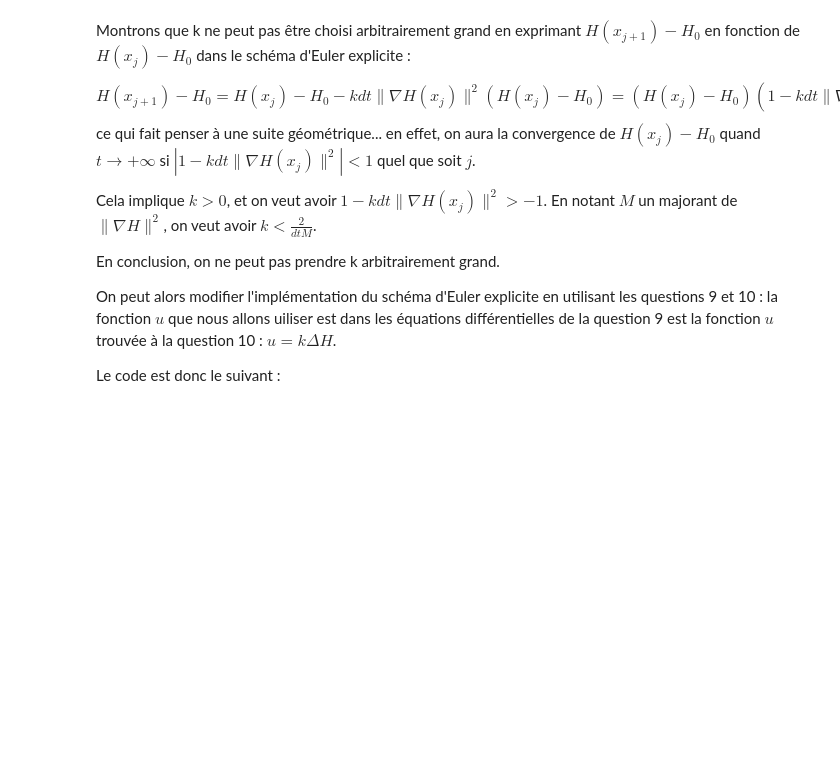
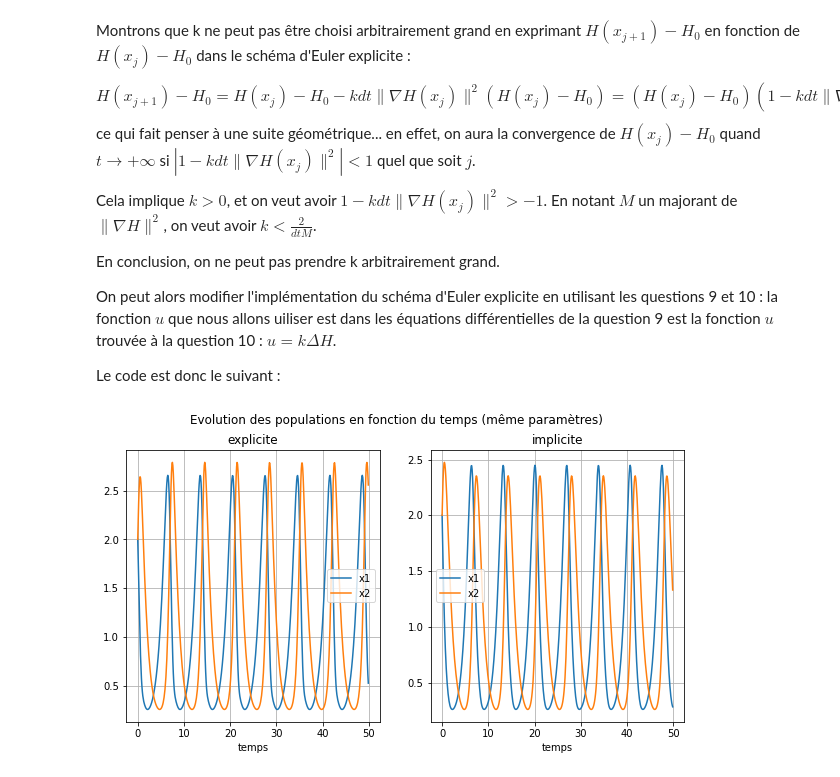
Before and after one commit to mroyerdevericourt/projetMI2, a Jupyter notebook: Rendu.ipynb, the cells around one changed output. Cells and saved outputs as stored; diff of their text form; code cells hidden in the pictures; blank space fills up the shorter version.

```diff
--- a/Rendu.ipynb
+++ b/Rendu.ipynb
@@ -453,0 +439,82 @@ def solve_euler_explicit_11(f, x0, dt, t0, tf, k):
+# %%
+x0 = [2,2]
+k = 1
+dt = 0.1
+def u_k(x1, x2):
+    u1 = delta - gamma/x1
+    u2 = beta - alpha/x2
+    return k*u1, k*u2
+
+
+def fH(t, x):
+    x1, x2 = x
+    H0 = H(*x0)
+    Ht = H(x1, x2)
+    u1, u2 = u_k(x1, x2)
+    xdot1 = x1 * (alpha -  beta*x2) - u1 * (Ht - H0)
+    xdot2 =-x2 * (gamma - delta*x1) - u2 * (Ht - H0)
+    return np.array([xdot1, xdot2])
+# %%
+t, x = solve_euler_explicit(fH, x0, dt, 0, 50)
+X1, X2 = x[:, 0], x[:, 1]
+tbis, xbis = solve_euler_implicit(fH, x0, dt, 0, 50)
+X1bis, X2bis = xbis[:, 0], xbis[:, 1]
+
+plt.figure(figsize=(10,5))
+
+plt.subplot(121)
+plt.plot(t, X1, label = 'x1')
+plt.plot(t, X2, label = 'x2')
+plt.xlabel('temps')
+plt.title('explicite')
+plt.legend()
+plt.grid()
+
+plt.subplot(122)
+plt.plot(t, X1bis, label = 'x1')
+plt.plot(t, X2bis, label = 'x2')
+plt.xlabel('temps')
+plt.title('implicite')
+plt.legend()
+plt.grid()
+
+plt.suptitle('Evolution des populations en fonction du temps (même paramètres)')
+plt.show()
+
+plt.figure(figsize=(10,5))
+plt.suptitle('Portrait de phase')
+plt.subplot(121)
+plt.title('exlicite')
+plt.plot(X1, X2)
+plt.xlabel('x1')
+plt.ylabel('x2')
+plt.grid()
+
+plt.subplot(122)
+plt.plot(X1bis, X2bis)
+plt.title('implicite')
+plt.xlabel('x1')
+plt.ylabel('x2')
+plt.grid()
+plt.show()
+
+plt.figure(figsize=(10,5))
+plt.suptitle('H en fonction du temps')
+
+plt.subplot(121)
+plt.title('explicite')
+plt.plot(t, H(X1, X2))
+plt.xlabel('temps')
+plt.ylabel('H')
+plt.grid()
+
+plt.subplot(122)
+plt.title('implicite')
+plt.plot(t, H(X1bis, X2bis))
+plt.xlabel('temps')
+plt.ylabel('H')
+plt.grid()
+
+plt.show()
+# %% [output]
+[figure, added]
```
Also changed, not shown: parts of 2 cells of this notebook.
